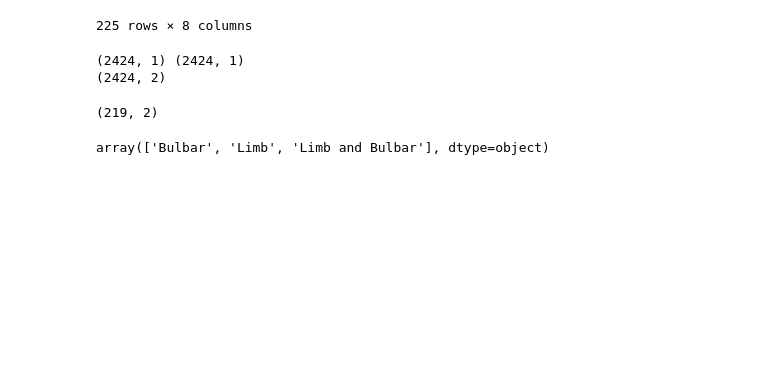
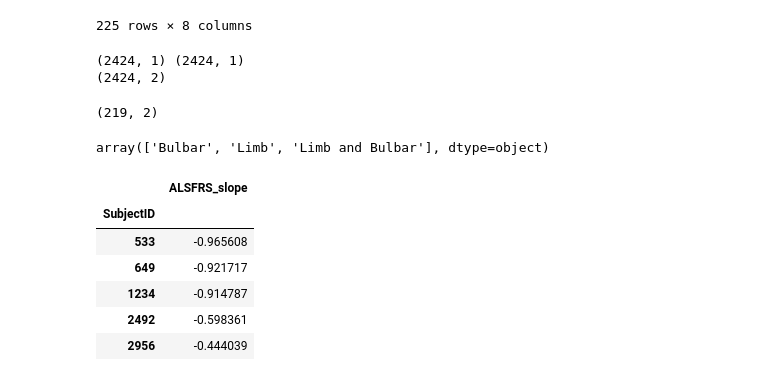
Before and after one commit to ihadanny/turbulence-z-team, a Jupyter notebook: ipython-notebooks/explore_data.ipynb, the cells around one changed output. Saved outputs shown, nothing was run; the diff lists cells and outputs as text; code cells hidden in the pictures; blank space fills up the shorter version.

```diff
--- a/ipython-notebooks/explore_data.ipynb
+++ b/ipython-notebooks/explore_data.ipynb
@@ -109,3 +109,15 @@ j[j.feature_delta < 365].shape
 df[df.feature_name == 'onset_site'].feature_value.unique()
 # %% [output]
 array(['Bulbar', 'Limb', 'Limb and Bulbar'], dtype=object)
+# %%
+slope = pd.read_csv('../all_slope.csv', sep = '|', index_col=0)
+filtered = pd.read_csv('../../ALSFRS_slope_PROACT_filtered.txt', sep = '|', index_col=0)
+filtered.head()
+# %% [output]
+|  | ALSFRS_slope |
+| SubjectID |  |
+| 533 | -0.965608 |
+| 649 | -0.921717 |
+| 1234 | -0.914787 |
+| 2492 | -0.598361 |
+| 2956 | -0.444039 |
```
Also changed, not shown: parts of 3 cells of this notebook, 5 other files.
